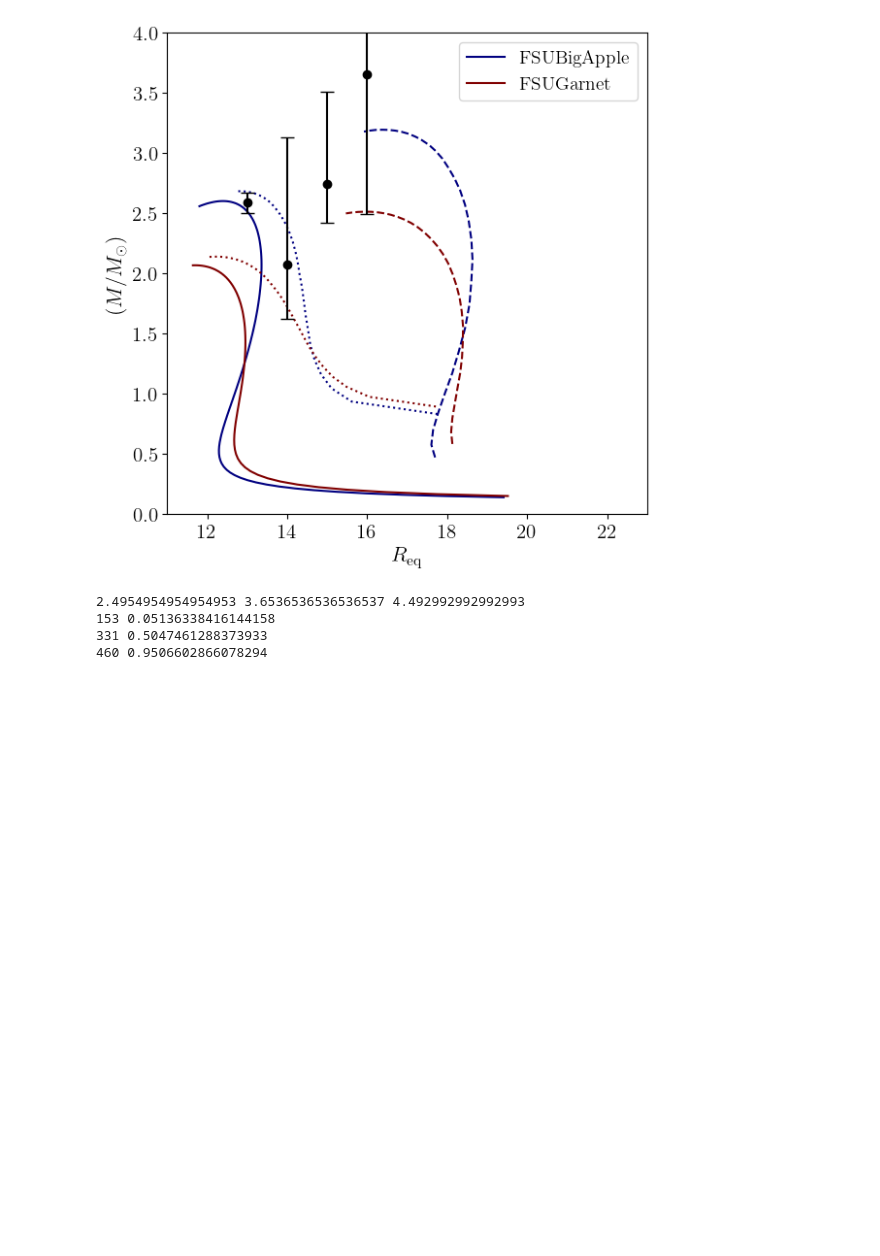
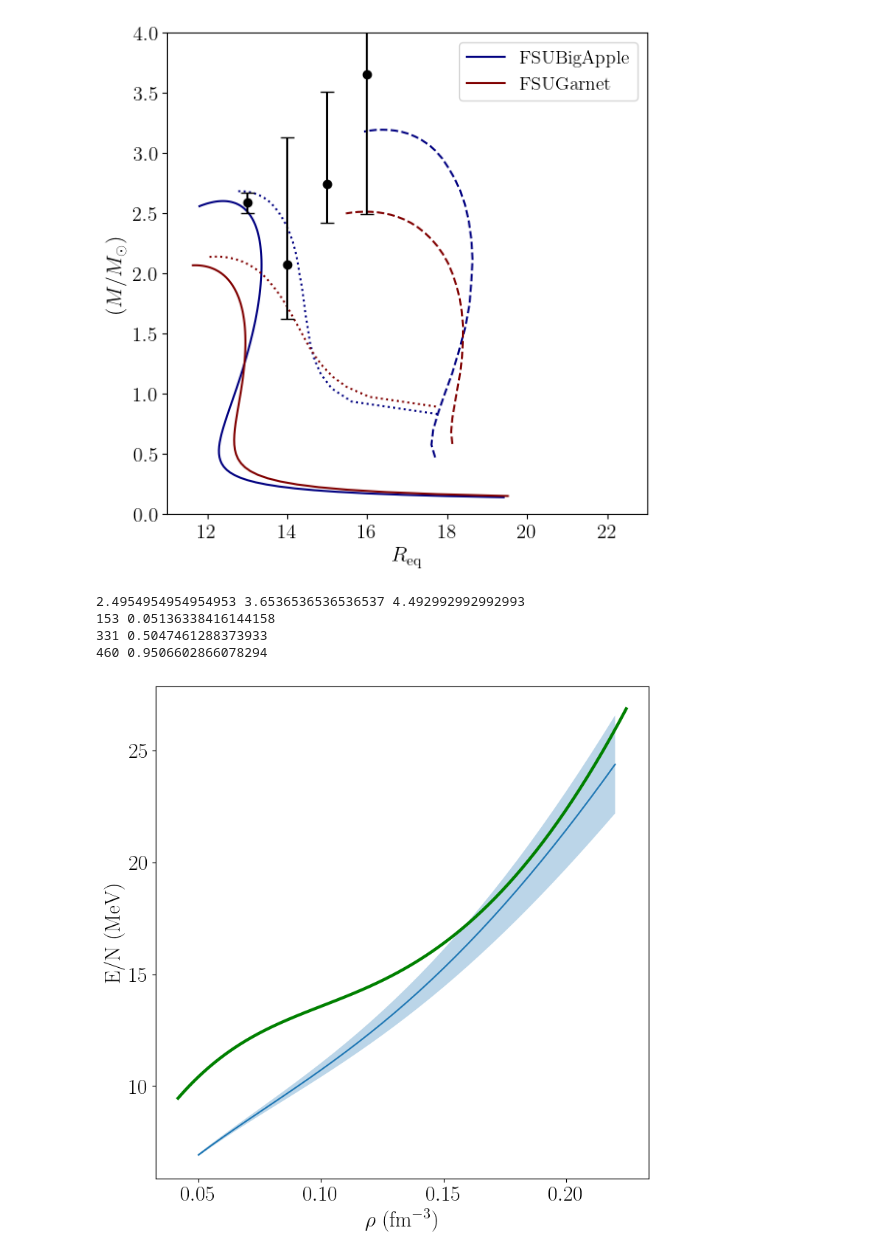
Before and after one commit to torquteam/FSU_FINITE, a Jupyter notebook: LIGO_Paper/MC.ipynb, the cells around one changed output. Drawn from its saved outputs; the diff is of its cells as text; code cells hidden in the pictures; blank space fills up the shorter version.

```diff
--- a/LIGO_Paper/MC.ipynb
+++ b/LIGO_Paper/MC.ipynb
@@ -347,3 +347,49 @@ for i in range(1,len(DAT)):
 153 0.05136338416144158
 331 0.5047461288373933
 460 0.9506602866078294
+# %%
+import matplotlib.pyplot as plt
+import numpy as np
+plt.rcParams.update({
+    'text.usetex': True,
+    'font.family': 'serif',
+    'font.serif': ['Computer Modern'],
+    'font.size': 20,
+    'axes.titlesize': 14,
+    'axes.labelsize': 21,
+    'xtick.labelsize': 21,
+    'ytick.labelsize': 21,
+    'legend.fontsize': 16,
+    'text.latex.preamble': r'\usepackage{bm}',
+})
+
+data = np.loadtxt("XEFTNM.txt")
+BigApple_PNM = np.loadtxt("BigApple_PNM.txt")
+
+# Adjust end of XEFT data
+n = 35
+
+# Adjust start and end of EOS data
+l = 90
+m = 180
+
+x = data[0:n,0]
+y = data[0:n,1]
+error1 = data[0:n,2]
+
+# plot XEFT data and FSU PNM EOS
+plt.figure(figsize=(8,8))
+plt.plot(x,y)
+
+plt.plot(BigApple_PNM[l:m,0],BigApple_PNM[l:m,1],color='green',linewidth=3)
+
+plt.fill_between(x, y-error1, y+error1, alpha=0.3)
+plt.xlabel(r'$\rho$ ($\rm fm^{-3}$)')
+plt.ylabel('E/N (MeV)')
+plt.rc('axes', labelsize=27)    # fontsize of the x and y labels
+plt.rc('xtick', labelsize=27)    # fontsize of the tick labels
+plt.rc('ytick', labelsize=27)    # fontsize of the tick labels
+plt.tight_layout()
+plt.savefig('Figure23',transparent=False,facecolor='white',dpi=500)
+# %% [output]
+[figure, added]
```
Also changed, not shown: 20 other files.
